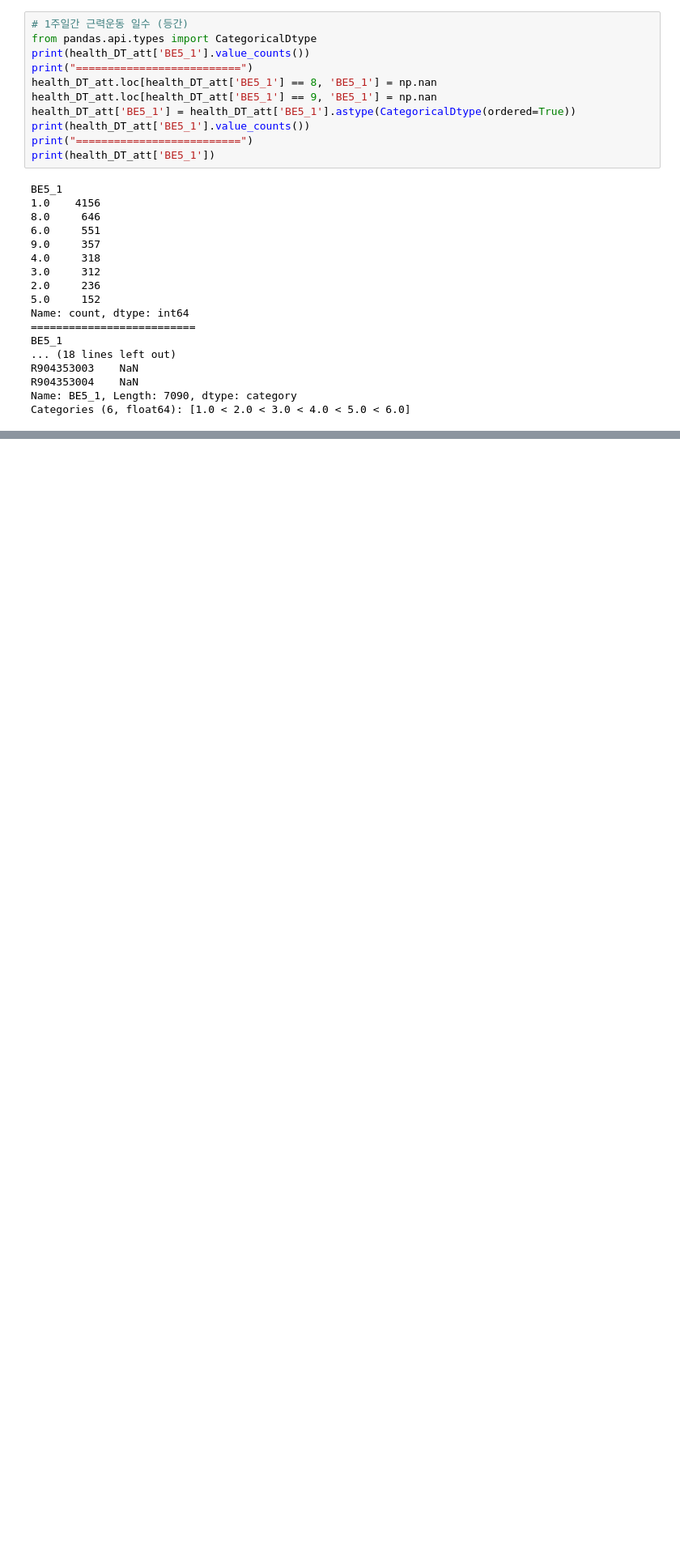
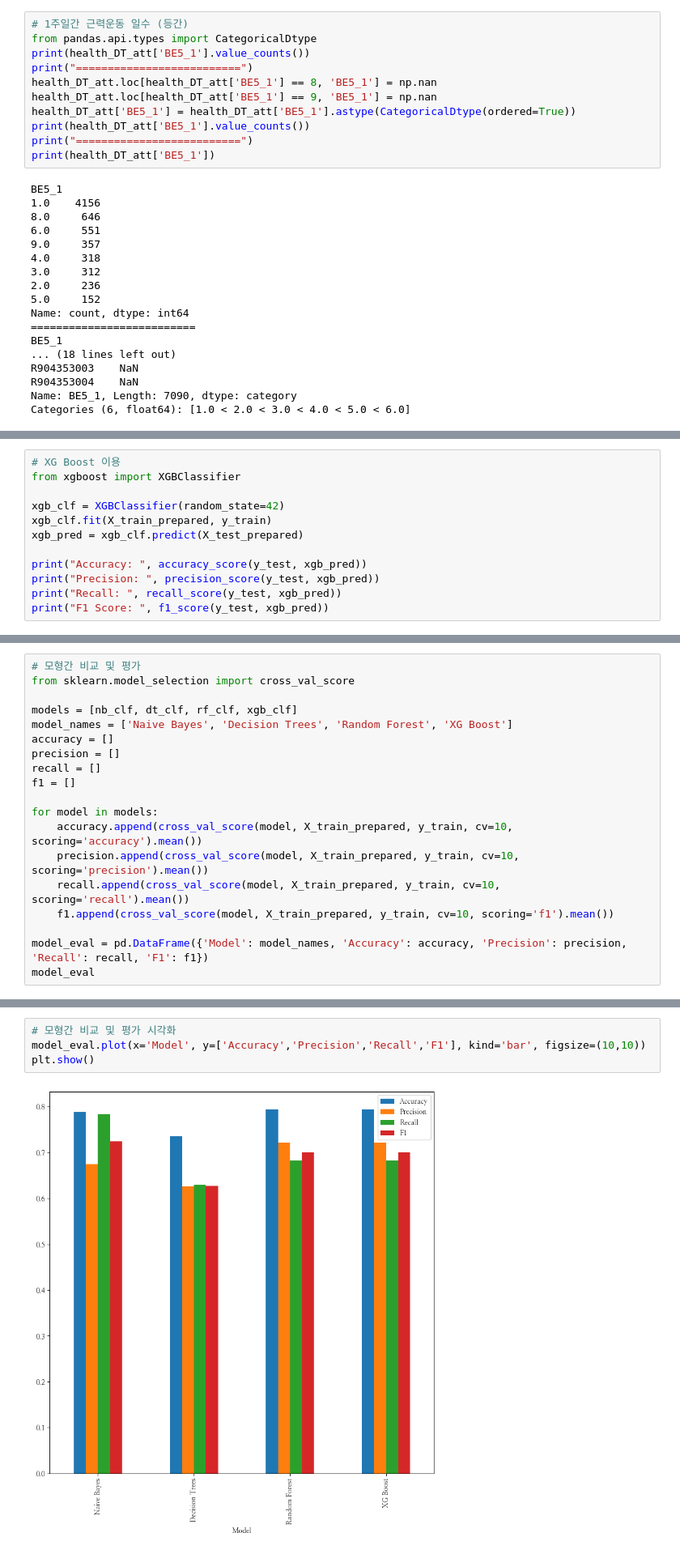
Before and after one commit to arkwith7/aSSIST_DM1, a Jupyter notebook: 기말프로젝트/국민건강영양조사/2조_DM과제_국민건강영향조사.ipynb, the cells around one changed output, grey strips where cells are left out. Shown at 81% size. Drawn from its saved outputs; the diff is of its cells as text; blank space fills up the shorter version.

```diff
--- a/기말프로젝트/국민건강영양조사/2조_DM과제_국민건강영향조사.ipynb
+++ b/기말프로젝트/국민건강영양조사/2조_DM과제_국민건강영향조사.ipynb
@@ -270,0 +430,12 @@ Categories (6, float64): [1.0 < 2.0 < 3.0 < 4.0 < 5.0 < 6.0]
+# %%
+# XG Boost 이용
+from xgboost import XGBClassifier
+
+xgb_clf = XGBClassifier(random_state=42)
+xgb_clf.fit(X_train_prepared, y_train)
+xgb_pred = xgb_clf.predict(X_test_prepared)
+
+print("Accuracy: ", accuracy_score(y_test, xgb_pred))
+print("Precision: ", precision_score(y_test, xgb_pred))
+print("Recall: ", recall_score(y_test, xgb_pred))
+print("F1 Score: ", f1_score(y_test, xgb_pred))
@@ -270,0 +455,19 @@ Categories (6, float64): [1.0 < 2.0 < 3.0 < 4.0 < 5.0 < 6.0]
+# %%
+# 모형간 비교 및 평가
+from sklearn.model_selection import cross_val_score
+
+models = [nb_clf, dt_clf, rf_clf, xgb_clf]
+model_names = ['Naive Bayes', 'Decision Trees', 'Random Forest', 'XG Boost']
+accuracy = []
+precision = []
+recall = []
+f1 = []
+
+for model in models:
+    accuracy.append(cross_val_score(model, X_train_prepared, y_train, cv=10, scoring='accuracy').mean())
+    precision.append(cross_val_score(model, X_train_prepared, y_train, cv=10, scoring='precision').mean())
+    recall.append(cross_val_score(model, X_train_prepared, y_train, cv=10, scoring='recall').mean())
+    f1.append(cross_val_score(model, X_train_prepared, y_train, cv=10, scoring='f1').mean())
+
+model_eval = pd.DataFrame({'Model': model_names, 'Accuracy': accuracy, 'Precision': precision, 'Recall': recall, 'F1': f1})
+model_eval
@@ -270,0 +480,6 @@ Categories (6, float64): [1.0 < 2.0 < 3.0 < 4.0 < 5.0 < 6.0]
+# %%
+# 모형간 비교 및 평가 시각화
+model_eval.plot(x='Model', y=['Accuracy','Precision','Recall','F1'], kind='bar', figsize=(10,10))
+plt.show()
+# %% [output]
+[figure, added]
```
Also changed, not shown: parts of 12 cells of this notebook.
